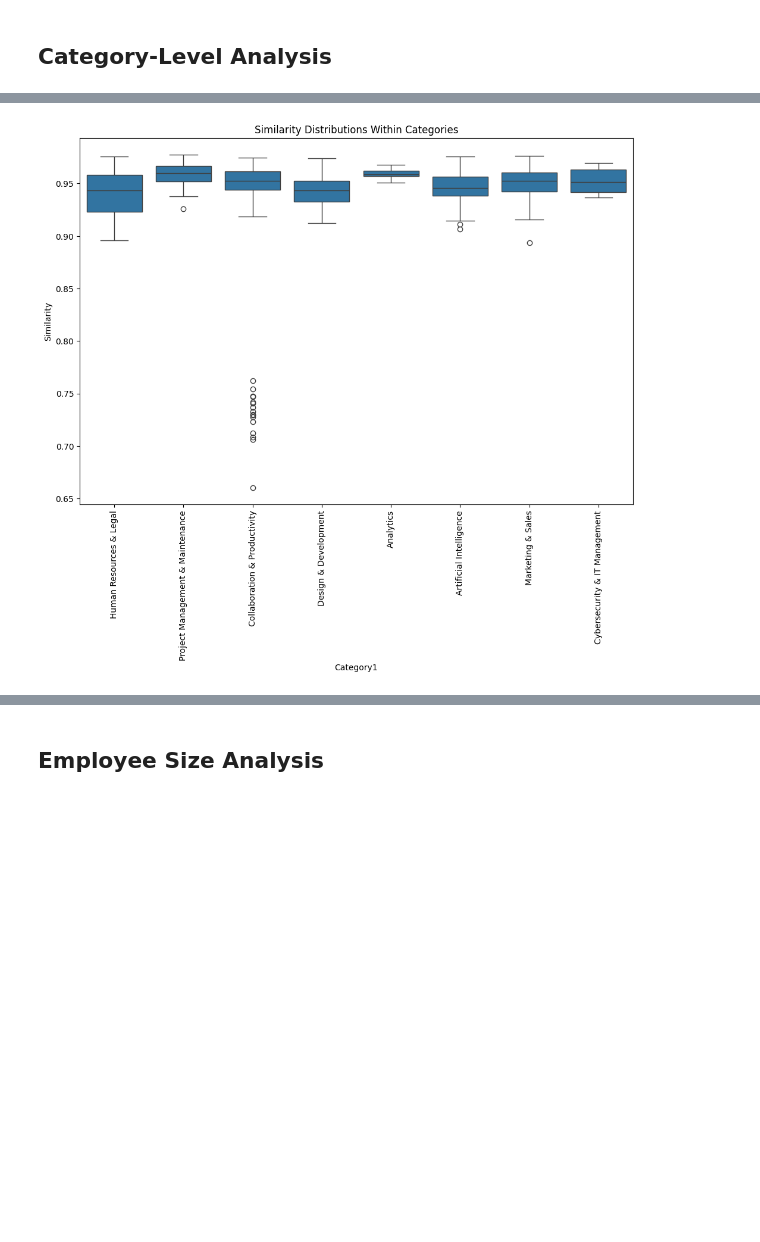
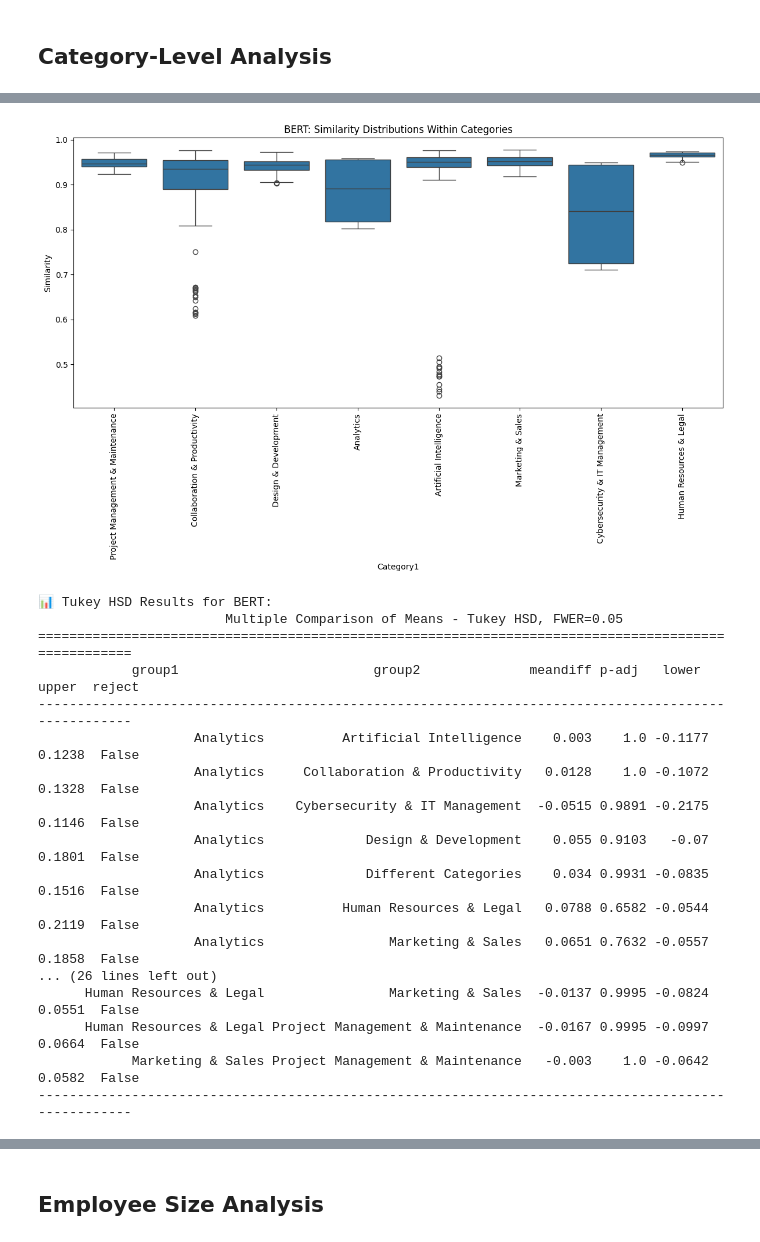
Before and after one commit to kasztelmacko/law_ml, a Jupyter notebook: simmilarity.ipynb, the cells around one changed output, grey strips where cells are left out. Drawn from its saved outputs; the diff is of its cells as text; code cells hidden in the pictures; blank space fills up the shorter version.

```diff
--- a/simmilarity.ipynb
+++ b/simmilarity.ipynb
@@ -36,13 +36,31 @@ similarity_df = pd.DataFrame(similarity_matrix,
 # %% [markdown]
 ## Simmilarity Within-Category vs Between-Category
 # %%
-within_category = []
-between_category = []
+def build_similarity_stats(embeddings_dict, df):
+    valid_companies = []
+    embedding_matrix = []
+    categories = []
 
-n = len(valid_companies)
-for i in range(n):
-    for j in range(i+1, n):
-        if categories[i] == categories[j]:
-            within_category.append(similarity_matrix[i,j])
-        else:
-            between_category.append(similarity_matrix[i,j])
+    for _, row in df.iterrows():
+        filename = f"{row['Company'].lower().replace(' ', '')}.txt"
+        if filename in embeddings_dict:
+            valid_companies.append(row['Company'])
+            embedding_matrix.append(embeddings_dict[filename])
+            categories.append(row['Category'])
+
+    embedding_matrix = np.array(embedding_matrix)
+    similarity_matrix = cosine_similarity(embedding_matrix)
+
+    within_category = []
+    between_category = []
+
+    n = len(valid_companies)
+    for i in range(n):
+        for j in range(i + 1, n):
+            sim = similarity_matrix[i, j]
+            if categories[i] == categories[j]:
+                within_category.append(sim)
+            else:
+                between_category.append(sim)
+
+    return within_category, between_category
@@ -97,6 +122,0 @@ similarities = []
-# %%
-for i in range(n):
-    for j in range(i+1, n):
-        pair = tuple(sorted((categories[i], categories[j])))
-        category_pairs.append(pair)
-        similarities.append(similarity_matrix[i,j])
@@ -163,8 +174,22 @@ print(tukey_results)
-# %%
-plt.figure(figsize=(12, 8))
-sns.boxplot(data=same_category, x='Category1', y='Similarity')
-plt.title('Similarity Distributions Within Categories')
-plt.xticks(rotation=90)
-plt.show()
-# %% [output]
-[figure, removed]
+# %%
+category_df_word, melted_df_word = category_similarity_analysis(similarity_matrix_word, categories, model_name="BERT")
+category_df_sent, melted_df_sent = category_similarity_analysis(similarity_matrix_sentence, categories, model_name="SentenceTransformer")
+# %% [output]
+[figure, added]
+📊 Tukey HSD Results for BERT:
+                        Multiple Comparison of Means - Tukey HSD, FWER=0.05
+====================================================================================================
+            group1                         group2              meandiff p-adj   lower  upper  reject
+----------------------------------------------------------------------------------------------------
+                    Analytics          Artificial Intelligence    0.003    1.0 -0.1177 0.1238  False
+                    Analytics     Collaboration & Productivity   0.0128    1.0 -0.1072 0.1328  False
+                    Analytics    Cybersecurity & IT Management  -0.0515 0.9891 -0.2175 0.1146  False
+                    Analytics             Design & Development    0.055 0.9103   -0.07 0.1801  False
+                    Analytics             Different Categories    0.034 0.9931 -0.0835 0.1516  False
+                    Analytics          Human Resources & Legal   0.0788 0.6582 -0.0544 0.2119  False
+                    Analytics                Marketing & Sales   0.0651 0.7632 -0.0557 0.1858  False
+... (26 lines left out)
+      Human Resources & Legal                Marketing & Sales  -0.0137 0.9995 -0.0824 0.0551  False
+      Human Resources & Legal Project Management & Maintenance  -0.0167 0.9995 -0.0997 0.0664  False
+            Marketing & Sales Project Management & Maintenance   -0.003    1.0 -0.0642 0.0582  False
+----------------------------------------------------------------------------------------------------
```
Also changed, not shown: parts of 46 cells of this notebook, 7 other files.
